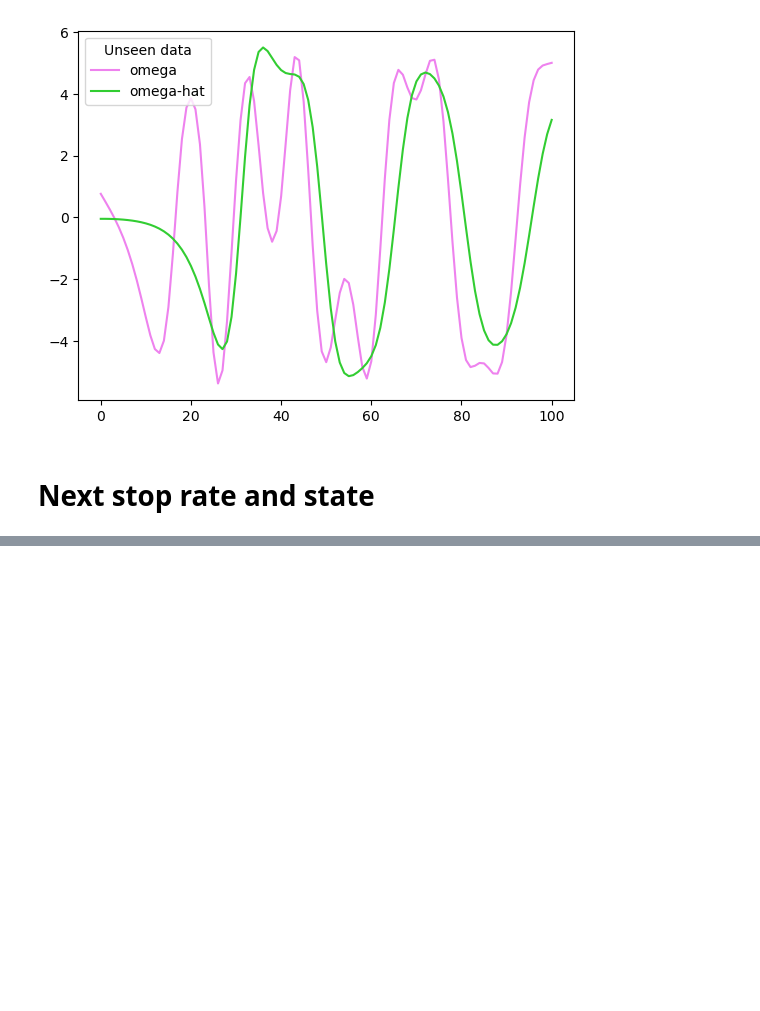
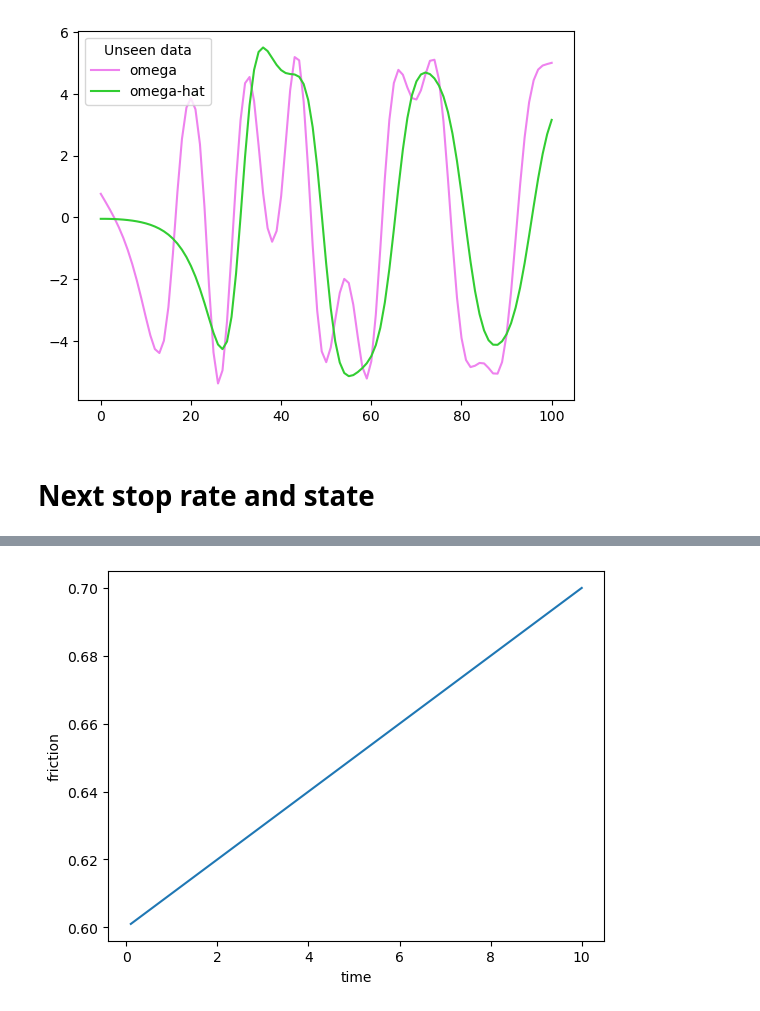
Before and after one commit to thwbecker/ML-for-EQ-physics-discovery, a Jupyter notebook: tutorial1.ipynb, the cells around one changed output, grey strips where cells are left out. Saved outputs shown, nothing was run; the diff lists cells and outputs as text; code cells hidden in the pictures; blank space fills up the shorter version.

```diff
--- a/tutorial1.ipynb
+++ b/tutorial1.ipynb
@@ -231,0 +371,9 @@ plt.legend(['omega', 'omega-hat'], title='Unseen data')
+# %%
+vel = np.zeros(nstep)
+time = np.linspace(0.1,10,nsteps)
+theta = .6+time*0.01
+fric = rs_friction(par.mu_0,0,par.v0,par.a,par.b,par.Dc,theta)
+plt.plot(time,theta);plt.xlabel('time');plt.ylabel('friction')
+plt.show()
+# %% [output]
+[figure, added]
```
Also changed, not shown: parts of 19 cells of this notebook, 1 other file.
